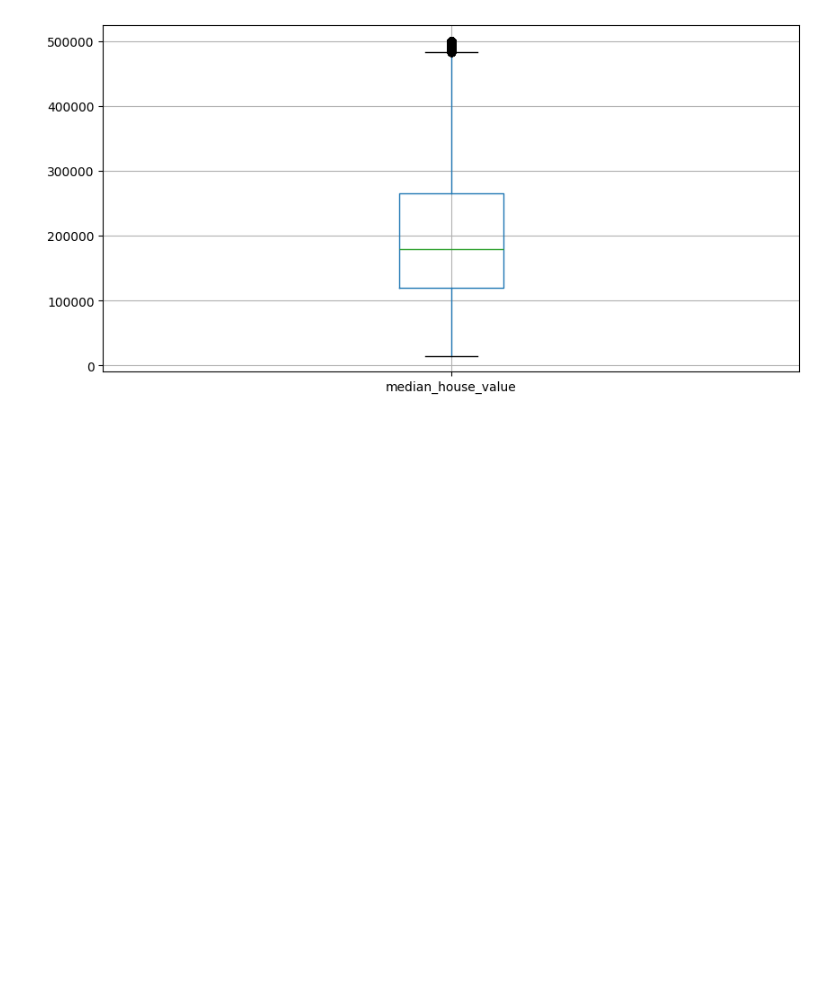
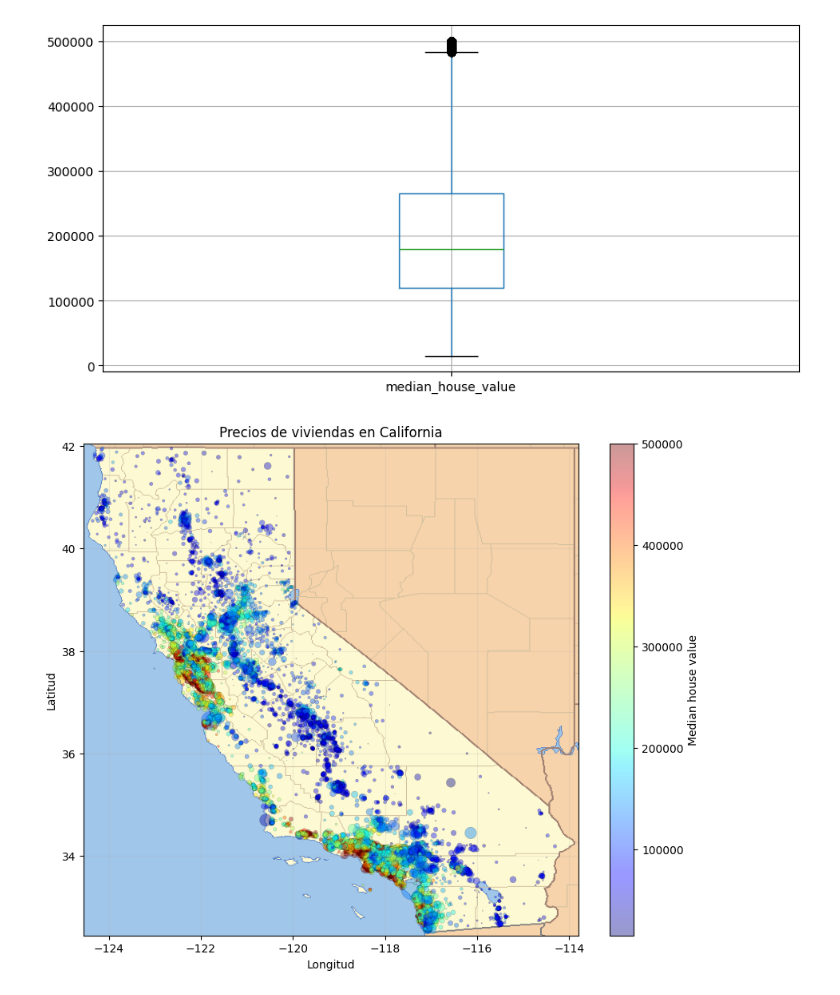
Before and after one commit to pabseb22/CMP5002_DataMining, a Jupyter notebook: week7_8/ml_project_end_to_end/notebooks/exploration.ipynb, the cells around one changed output. Saved outputs shown, nothing was run; the diff lists cells and outputs as text; code cells hidden in the pictures; blank space fills up the shorter version.

```diff
--- a/week7_8/ml_project_end_to_end/notebooks/exploration.ipynb
+++ b/week7_8/ml_project_end_to_end/notebooks/exploration.ipynb
@@ -96,3 +96,60 @@ for column in columns_numeric: # Excluyo la última columna que es la variable o
 [figure]
 [figure]
 [figure]
+# %%
+import matplotlib.pyplot as plt
+import pandas as pd
+import numpy as np
+from urllib.request import urlopen
+from PIL import Image
+
+
+# URL de la imagen
+california_url_image = "https://raw.githubusercontent.com/ageron/handson-ml3/main/images/end_to_end_project/california.png"
+
+# Descargar y leer la imagen
+with urlopen(california_url_image) as response:
+    california_img = Image.open(response).convert("RGBA")
+
+california_img = np.array(california_img)
+
+# Crear figura
+fig, ax = plt.subplots(figsize=(10, 8))
+
+# Mostrar la imagen como fondo
+# extent = [xmin, xmax, ymin, ymax]
+ax.imshow(
+    california_img,
+    extent=[-124.55, -113.80, 32.45, 42.05],
+    aspect="auto",
+    zorder=0
+)
+
+# Dibujar los datos encima de la imagen
+scatter = ax.scatter(
+    raw_data["longitude"],
+    raw_data["latitude"],
+    s=raw_data["population"] / 100,              # tamaño según población
+    c=raw_data["median_house_value"],            # color según precio
+    cmap="jet",
+    alpha=0.4,
+    edgecolors="k",
+    linewidths=0.2,
+    zorder=1
+)
+
+# Etiquetas y estilo
+ax.set_xlabel("Longitud")
+ax.set_ylabel("Latitud")
+ax.set_title("Precios de viviendas en California")
+ax.set_xlim(-124.55, -113.80)
+ax.set_ylim(32.45, 42.05)
+ax.grid(True, alpha=0.2)
+
+# Barra de color para interpretar precios
+cbar = plt.colorbar(scatter, ax=ax)
+cbar.set_label("Median house value")
+
+plt.show()
+# %% [output]
+[figure, added]
```
Also changed, not shown: parts of 2 cells of this notebook, 18 other files.
